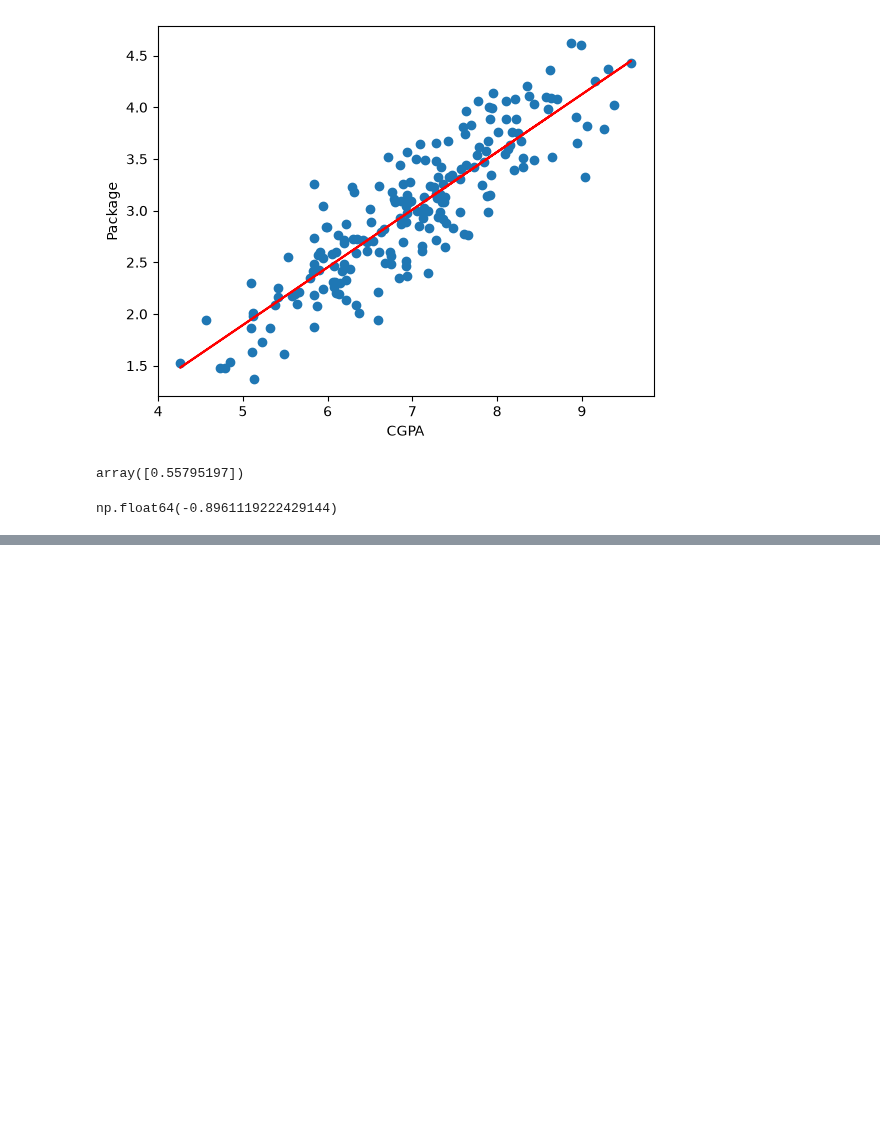
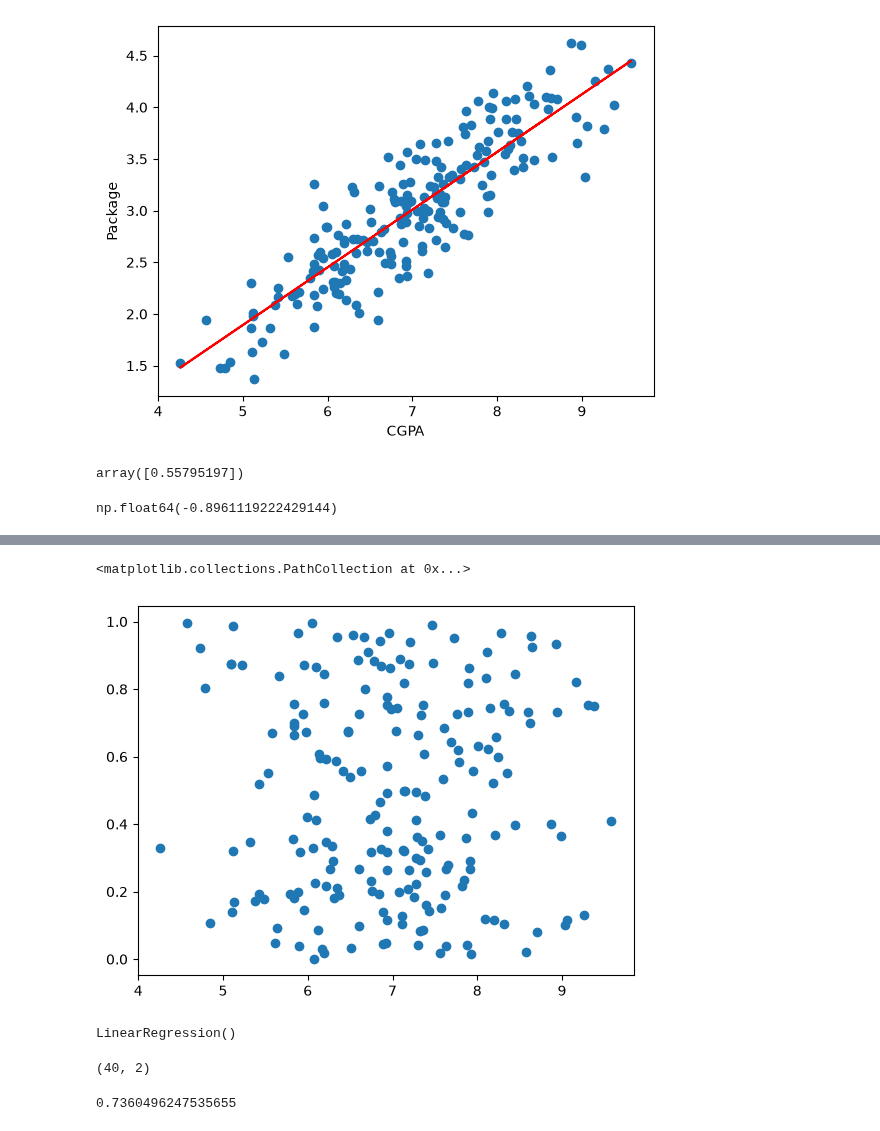
Before and after one commit to Tahmin-Muntaha/Machine-Learning, a Jupyter notebook: simple linear regression/sklearn.ipynb, the cells around one changed output, grey strips where cells are left out. Drawn from its saved outputs; the diff is of its cells as text; code cells hidden in the pictures; blank space fills up the shorter version.

Commit message:
Simple Linear Regression

```diff
--- a/simple linear regression/sklearn.ipynb
+++ b/simple linear regression/sklearn.ipynb
@@ -70,0 +104,4 @@ np.float64(-0.8961119222429144)
+# %%
+df1=df.copy()
+# %%
+df1['random']=np.random.random(200)
@@ -70,0 +124,5 @@ np.float64(-0.8961119222429144)
+# %%
+plt.scatter(df1['cgpa'],df1['random'])
+# %% [output]
+<matplotlib.collections.PathCollection at 0x...>
+[figure, added]
@@ -70,0 +137,4 @@ np.float64(-0.8961119222429144)
+# %%
+lr.fit(X_train1,y_train1)
+# %% [output]
+LinearRegression()
@@ -70,0 +147,8 @@ np.float64(-0.8961119222429144)
+# %%
+X_test1.shape
+# %% [output]
+(40, 2)
+# %%
+r2_adj1
+# %% [output]
+0.7360496247535655
```
Also changed, not shown: parts of 36 cells of this notebook, 15 other files.
